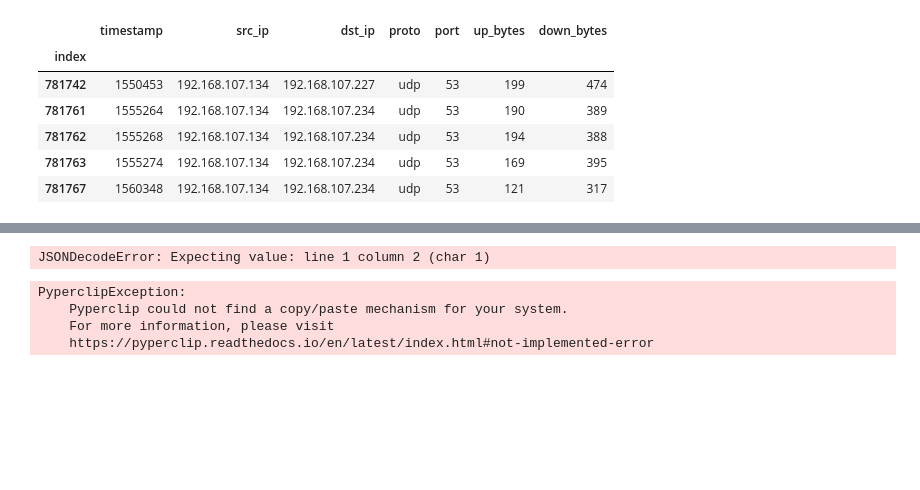
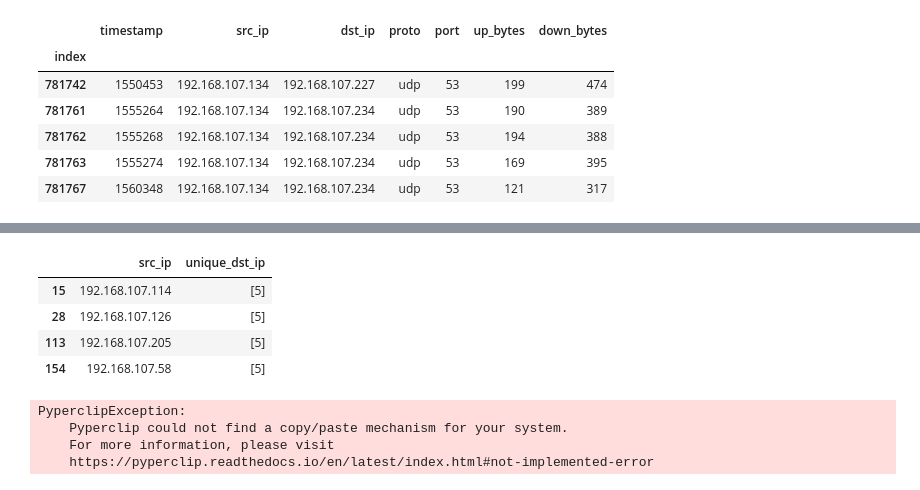
Before and after one commit to Pedro-Lopes-Frisson/srcp2, a Jupyter notebook: DataNormal copy.ipynb, the cells around one changed output, grey strips where cells are left out. Cells and saved outputs as stored; diff of their text form; code cells hidden in the pictures; blank space fills up the shorter version.

```diff
--- a/DataNormal copy.ipynb
+++ b/DataNormal copy.ipynb
@@ -167,8 +167,13 @@ merged['unique_dst_ip'] = merged.apply(find_diff, axis=1)
 # Filter out rows where there are no unique dst_ip values
 unique_dst_ips = merged[['src_ip', 'unique_dst_ip']][merged['unique_dst_ip'].map(len) > 0]
 # %%
+unique_dst_ips
 # %% [output]
-JSONDecodeError: Expecting value: line 1 column 2 (char 1)
+|  | src_ip | unique_dst_ip |
+| 15 | 192.168.107.114 | [5] |
+| 28 | 192.168.107.126 | [5] |
+| 113 | 192.168.107.205 | [5] |
+| 154 | 192.168.107.58 | [5] |
 # %%
 # %% [output]
 PyperclipException:
```
Also changed, not shown: parts of 2 cells of this notebook, 3 other files.
